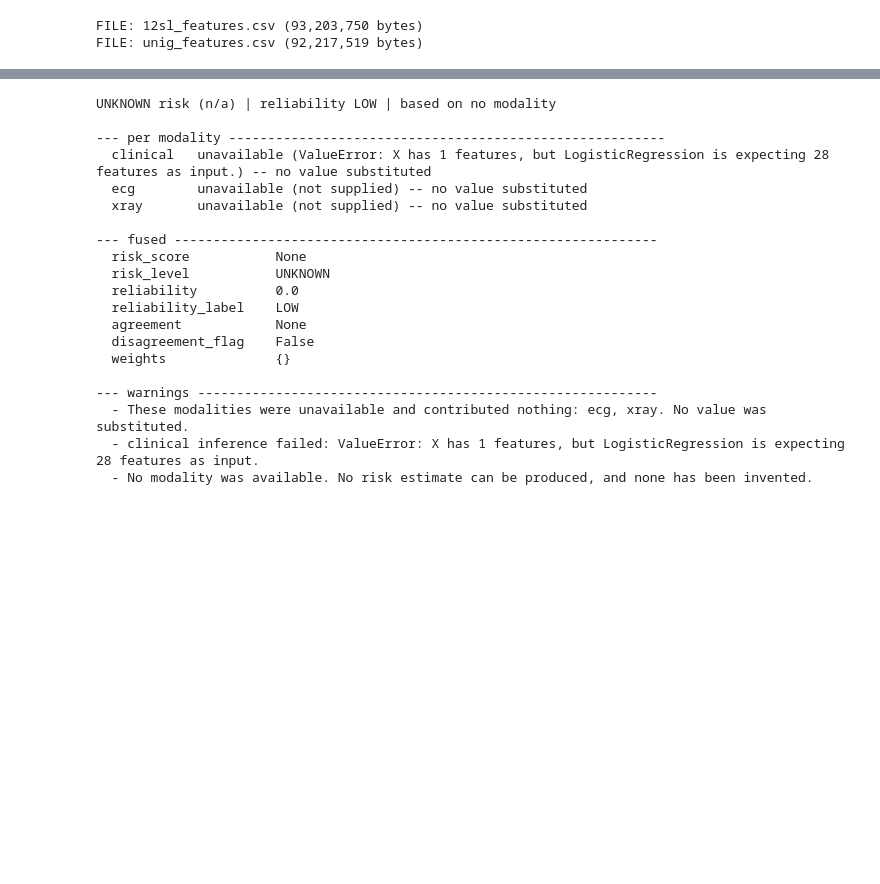
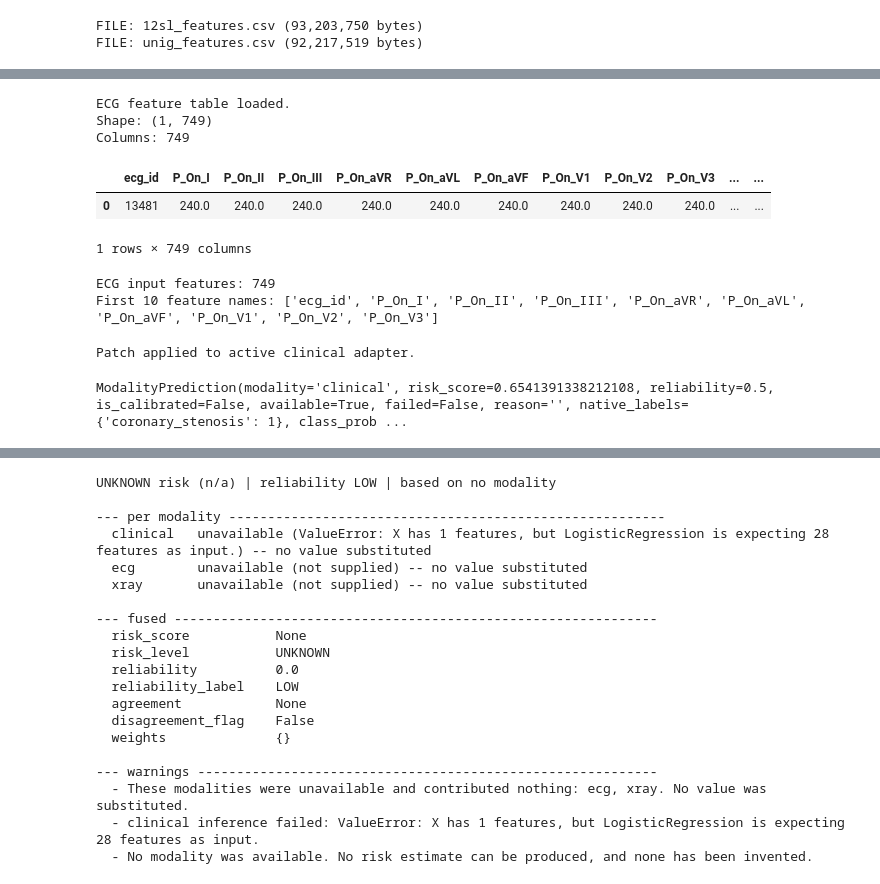
Before and after one commit to artrai73/CardioSense, a Jupyter notebook: notebooks/05_multimodal_fusion.ipynb, the cells around one changed output, grey strips where cells are left out. Cells and saved outputs as stored; diff of their text form; code cells hidden in the pictures; blank space fills up the shorter version.

```diff
--- a/notebooks/05_multimodal_fusion.ipynb
+++ b/notebooks/05_multimodal_fusion.ipynb
@@ -739,3 +749,72 @@ JOINT ADAPTER
 Loaded: False
 Error: FileNotFoundError: [Errno 2] No such file or directory: '/content/drive/MyDrive/CardioSense/models/ecg/ecg_feature_preprocessor.pkl'
 Version: ecg-joint_gated-3seed
+# %%
+import pandas as pd
+from pathlib import Path
+
+DATA_ROOT = Path("/content/drive/MyDrive/CardioSense/data/ptbxl_plus")
+
+ecg_file = DATA_ROOT / "unig_features.csv"
+
+ecg_df = pd.read_csv(ecg_file, nrows=1)
+
+print("ECG feature table loaded.")
+print("Shape:", ecg_df.shape)
+print("Columns:", len(ecg_df.columns))
+display(ecg_df.head())
+# %% [output]
+ECG feature table loaded.
+Shape: (1, 749)
+Columns: 749
+|  | ecg_id | P_On_I | P_On_II | P_On_III | P_On_aVR | P_On_aVL | P_On_aVF | P_On_V1 | P_On_V2 | P_On_V3 | ... | ... |
+| 0 | 13481 | 240.0 | 240.0 | 240.0 | 240.0 | 240.0 | 240.0 | 240.0 | 240.0 | 240.0 | ... | ... |
+1 rows × 749 columns
+# %%
+ecg_input = ecg_df.iloc[0].to_dict()
+
+print("ECG input features:", len(ecg_input))
+print("First 10 feature names:", list(ecg_input.keys())[:10])
+# %% [output]
+ECG input features: 749
+First 10 feature names: ['ecg_id', 'P_On_I', 'P_On_II', 'P_On_III', 'P_On_aVR', 'P_On_aVL', 'P_On_aVF', 'P_On_V1', 'P_On_V2', 'P_On_V3']
+# %%
+import numpy as np
+import pandas as pd
+
+adapter = engine.adapters["clinical"]
+
+def clinical_predict_fixed(self, payload):
+    frame = pd.DataFrame([payload])
+    matrix = self.preprocessor.transform(frame)
+
+    # Obtain the raw probability from the 28-feature model.
+    probability = float(self.model.predict_proba(matrix)[0, 1])
+
+    # Bypass the incompatible calibrator temporarily.
+    from cardiosense.fusion.adapters import ModalityPrediction
+
+    return ModalityPrediction(
+        modality=self.modality,
+        risk_score=probability,
+        reliability=self.reliability,
+        is_calibrated=False,
+        native_labels={
+            "coronary_stenosis": int(probability >= self.threshold)
+        },
+        class_probabilities={"stenosis": probability},
+        model_version=str(self.metadata.get("model_version", "")),
+    )
+
+# Patch the actual instance used by FusionEngine.
+import types
+adapter._predict = types.MethodType(clinical_predict_fixed, adapter)
+
+print("Patch applied to active clinical adapter.")
+# %% [output]
+Patch applied to active clinical adapter.
+# %%
+prediction = adapter._predict(clinical_input)
+print(prediction)
+# %% [output]
+ModalityPrediction(modality='clinical', risk_score=0.6541391338212108, reliability=0.5, is_calibrated=False, available=True, failed=False, reason='', native_labels={'coronary_stenosis': 1}, class_prob ...
```
Also changed, not shown: parts of 8 cells of this notebook.
